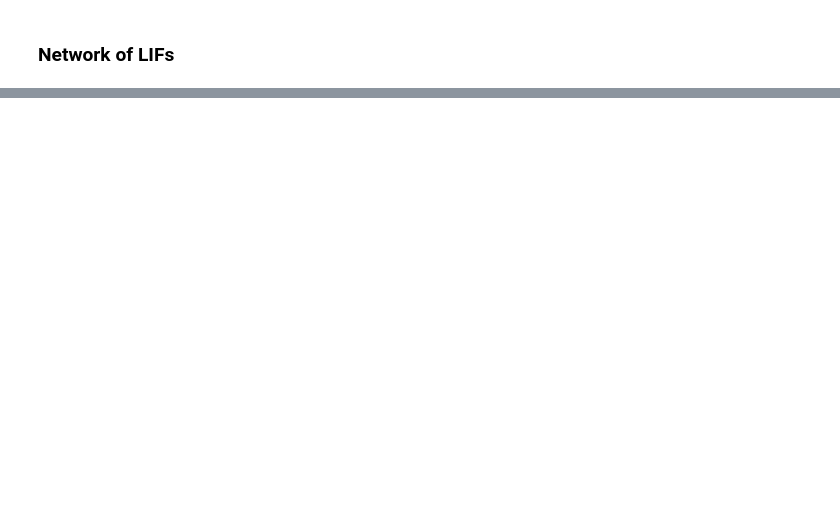
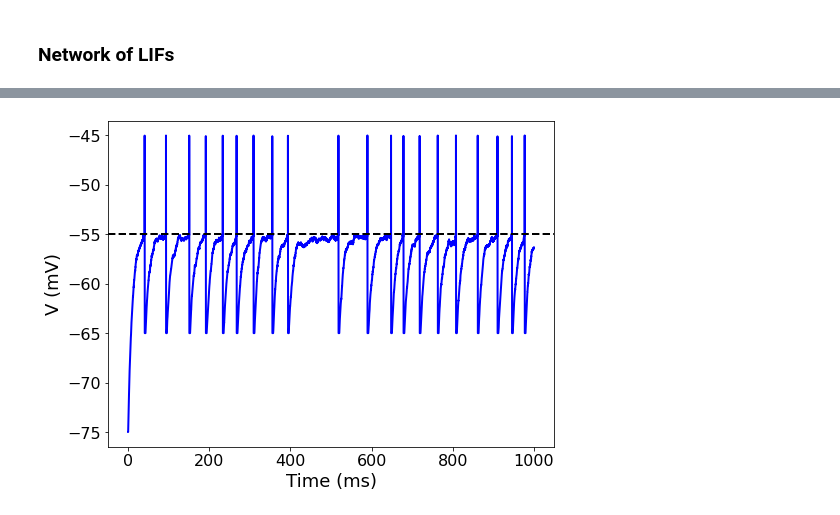
Before and after one commit to michaelglh/STG, a Jupyter notebook: lif.ipynb, the cells around one changed output, grey strips where cells are left out. Cells and saved outputs as stored; diff of their text form; code cells hidden in the pictures; blank space fills up the shorter version.

Commit message:
Connection Management (network version test)

```diff
--- a/lif.ipynb
+++ b/lif.ipynb
@@ -60,0 +62,28 @@ plot_volt_trace(plt_par, nrn.v, np.array(nrn.rec_spikes))
+# %%
+T, dt = 1e3, 0.1
+N = 10
+mean, std = 200., 40.
+wt = 1.
+
+# simualtor
+h = Simulator(dt=dt)
+
+# network of neurons
+nrns = [LIF(sim=h) for _ in range(N)]
+
+# background noise
+noises = [Gaussian_generator(sim=h, mean=mean, std=std) for _ in range(N)]
+for noise, nrn in zip(noises, nrns):
+    nrn.connect(noise, {'weight':1.})
+
+# recurrent connections
+# h.connect(nrns, nrns, {'weight': np.random.rand(N,N)*(np.random.rand(N,N)<0.5), 'delay': np.random.uniform(2., 5., (N,N))})
+
+# simulation
+h.run(T)
+
+# visualize
+plt_par = {'dt':dt, 'range_t':np.arange(0., T, dt), 'V_th':-55.}
+plot_volt_trace(plt_par, nrns[0].v, np.array(nrns[0].rec_spikes))
+# %% [output]
+[figure, added]
```
Also changed, not shown: parts of 1 cell of this notebook, 3 other files.
